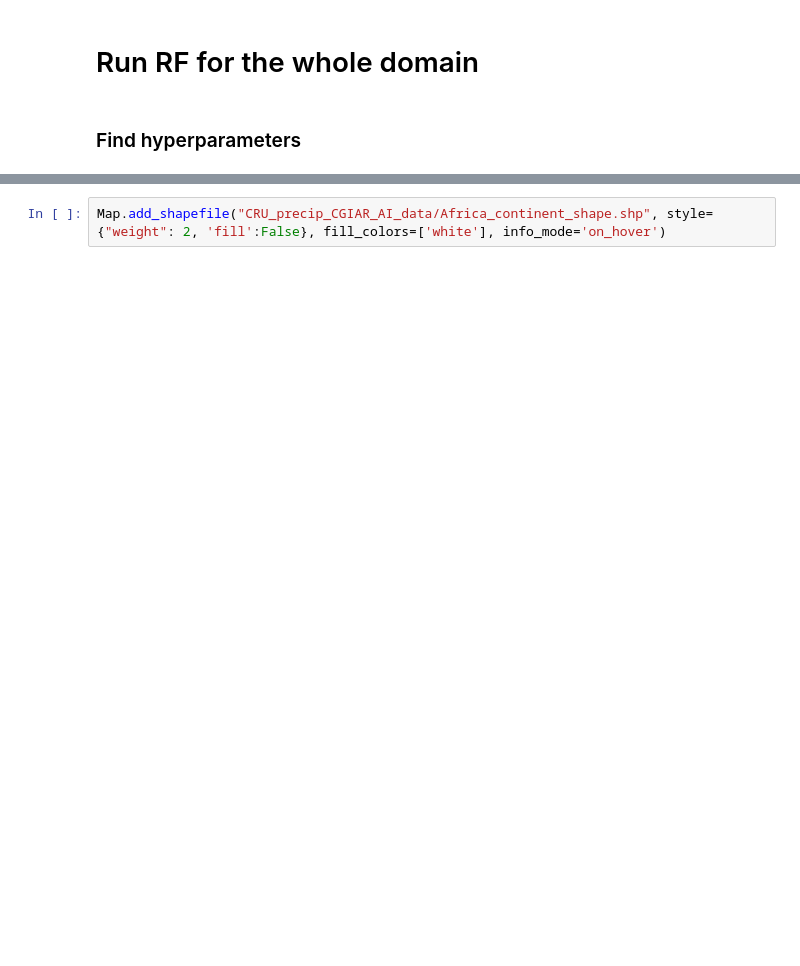
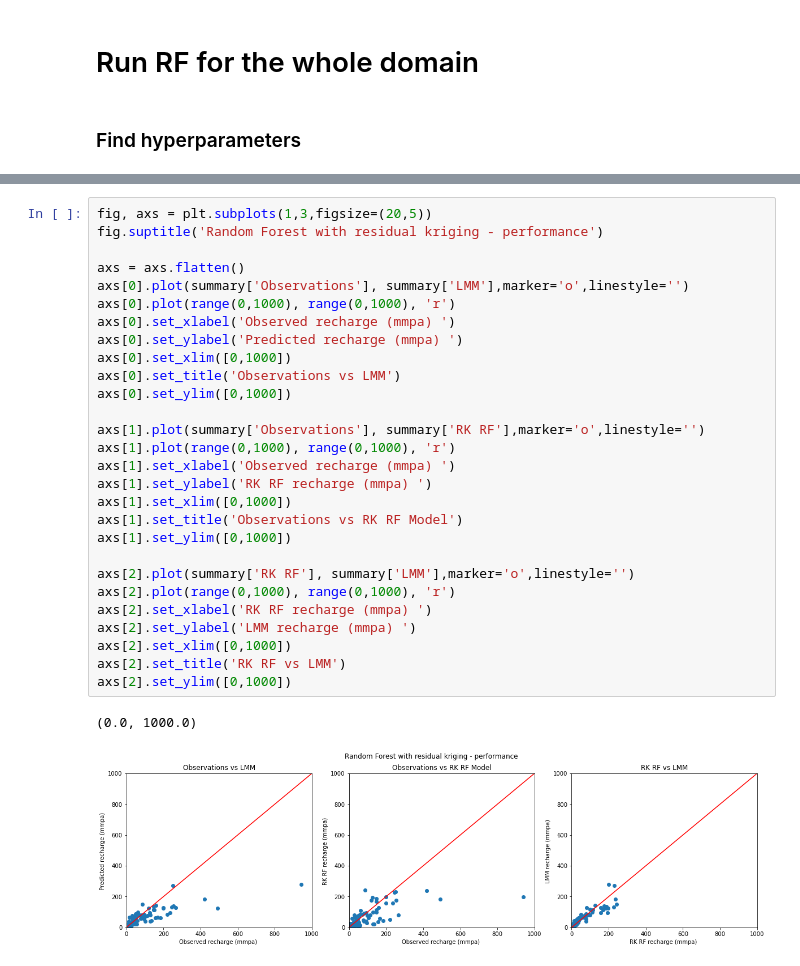
Before and after one commit to pazolka/rf-groundwater-recharge-africa, a Jupyter notebook: RF_map_01.ipynb, the cells around one changed output, grey strips where cells are left out. Saved outputs shown, nothing was run; the diff lists cells and outputs as text; blank space fills up the shorter version.

```diff
--- a/RF_map_01.ipynb
+++ b/RF_map_01.ipynb
@@ -328,2 +365,31 @@ Map(bottom=37889.0, center=[-25.58703983205006, 25.903015136718754], controls=(W
-# %%
-Map.add_shapefile("CRU_precip_CGIAR_AI_data/Africa_continent_shape.shp", style={"weight": 2, 'fill':False}, fill_colors=['white'], info_mode='on_hover')
+# %%
+fig, axs = plt.subplots(1,3,figsize=(20,5))
+fig.suptitle('Random Forest with residual kriging - performance')
+
+axs = axs.flatten()
+axs[0].plot(summary['Observations'], summary['LMM'],marker='o',linestyle='')
+axs[0].plot(range(0,1000), range(0,1000), 'r')
+axs[0].set_xlabel('Observed recharge (mmpa) ')
+axs[0].set_ylabel('Predicted recharge (mmpa) ')
+axs[0].set_xlim([0,1000])
+axs[0].set_title('Observations vs LMM')
+axs[0].set_ylim([0,1000])
+
+axs[1].plot(summary['Observations'], summary['RK RF'],marker='o',linestyle='')
+axs[1].plot(range(0,1000), range(0,1000), 'r')
+axs[1].set_xlabel('Observed recharge (mmpa) ')
+axs[1].set_ylabel('RK RF recharge (mmpa) ')
+axs[1].set_xlim([0,1000])
+axs[1].set_title('Observations vs RK RF Model')
+axs[1].set_ylim([0,1000])
+
+axs[2].plot(summary['RK RF'], summary['LMM'],marker='o',linestyle='')
+axs[2].plot(range(0,1000), range(0,1000), 'r')
+axs[2].set_xlabel('RK RF recharge (mmpa) ')
+axs[2].set_ylabel('LMM recharge (mmpa) ')
+axs[2].set_xlim([0,1000])
+axs[2].set_title('RK RF vs LMM')
+axs[2].set_ylim([0,1000])
+# %% [output]
+(0.0, 1000.0)
+[figure, added]
```
Also changed, not shown: parts of 33 cells of this notebook, 11 other files.
